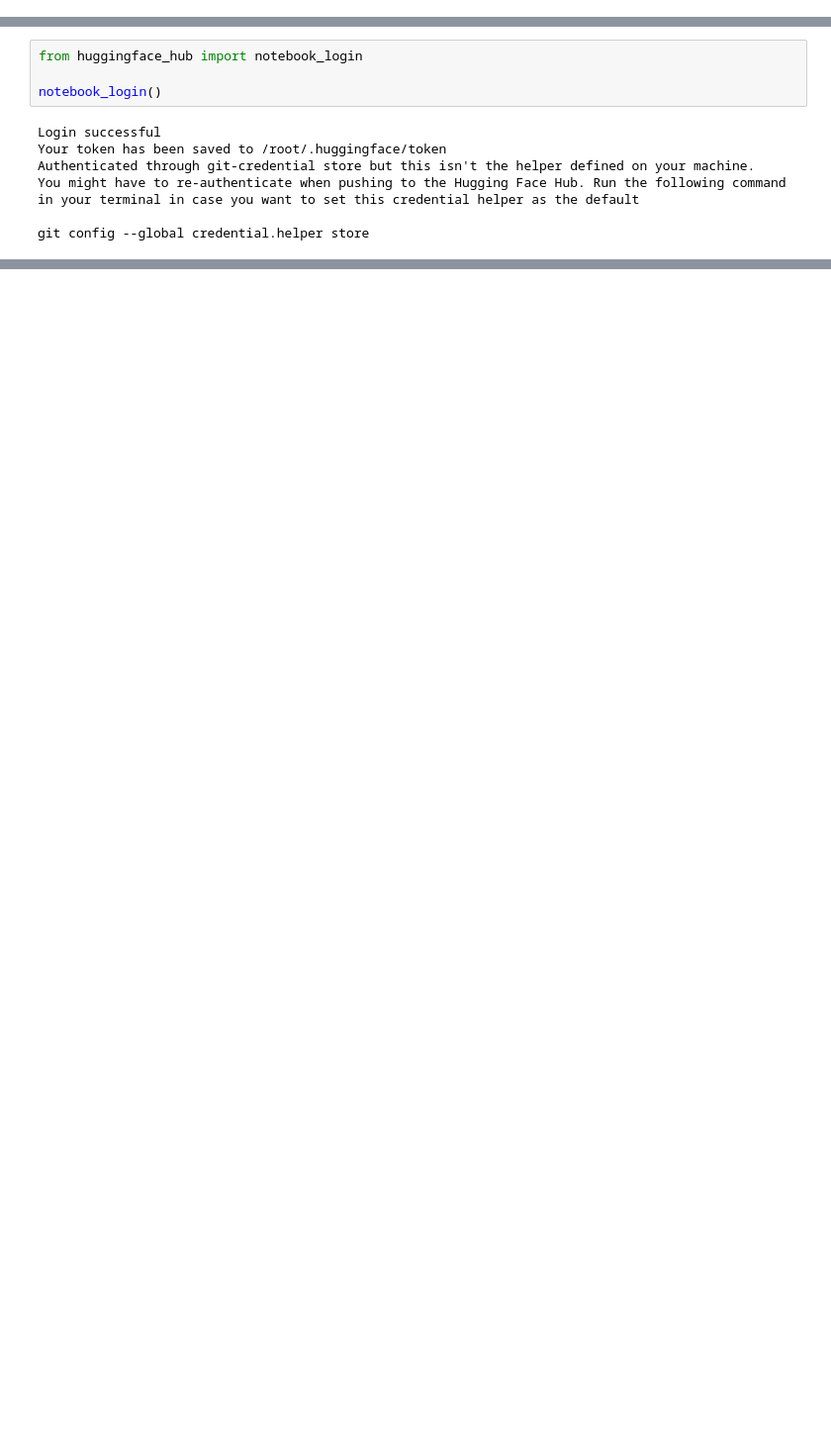
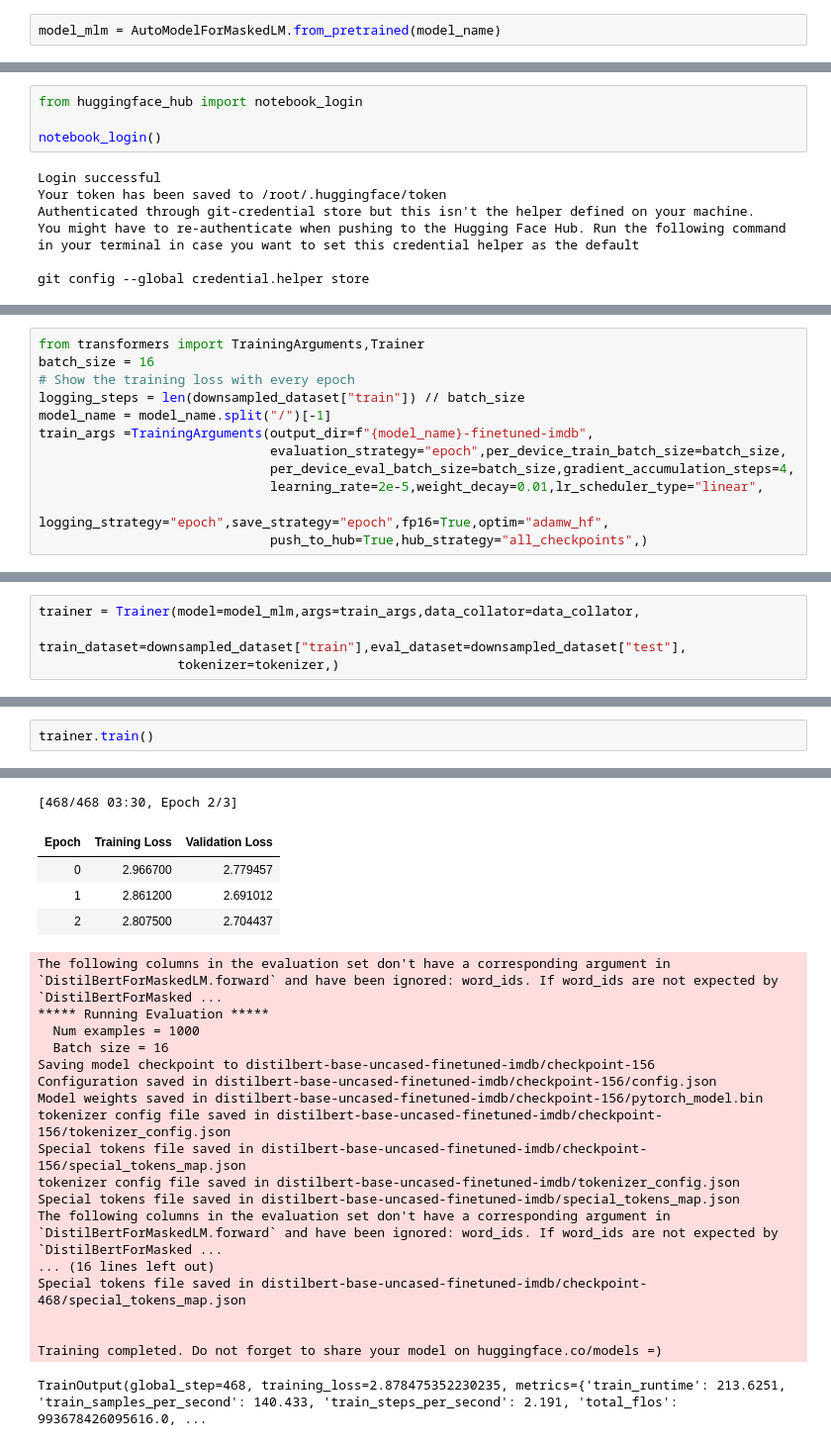
Before and after one commit to susantaghosh1/nlp-notebooks, a Jupyter notebook: Language_Modelling[MLM+CLM].ipynb, the cells around one changed output, grey strips where cells are left out. Shown: that part at 99% size. Saved outputs shown, nothing was run; the diff lists cells and outputs as text; blank space fills up the shorter version.

```diff
--- a/Language_Modelling[MLM+CLM].ipynb
+++ b/Language_Modelling[MLM+CLM].ipynb
@@ -56 +56,3 @@ Some weights of DistilBertForSequenceClassification were not initialized from th
 You should probably TRAIN this model on a down-stream task to be able to use it for predictions and inference.
+# %%
+model_mlm = AutoModelForMaskedLM.from_pretrained(model_name)
@@ -338,0 +369,12 @@ git
+# %%
+from transformers import TrainingArguments,Trainer
+batch_size = 16
+# Show the training loss with every epoch
+logging_steps = len(downsampled_dataset["train"]) // batch_size
+model_name = model_name.split("/")[-1]
+train_args =TrainingArguments(output_dir=f"{model_name}-finetuned-imdb",
+                              evaluation_strategy="epoch",per_device_train_batch_size=batch_size,
+                              per_device_eval_batch_size=batch_size,gradient_accumulation_steps=4,
+                              learning_rate=2e-5,weight_decay=0.01,lr_scheduler_type="linear",
+                              logging_strategy="epoch",save_strategy="epoch",fp16=True,optim="adamw_hf",
+                              push_to_hub=True,hub_strategy="all_checkpoints",)
@@ -338,0 +384,4 @@ git
+# %%
+trainer = Trainer(model=model_mlm,args=train_args,data_collator=data_collator,
+                  train_dataset=downsampled_dataset["train"],eval_dataset=downsampled_dataset["test"],
+                  tokenizer=tokenizer,)
@@ -338,0 +392,3 @@ git
+# %%
+trainer.train()
+# %% [output]
@@ -338,0 +403,23 @@ git
+[468/468 03:30, Epoch 2/3]
+| Epoch | Training Loss | Validation Loss |
+| 0 | 2.966700 | 2.779457 |
+| 1 | 2.861200 | 2.691012 |
+| 2 | 2.807500 | 2.704437 |
+The following columns in the evaluation set don't have a corresponding argument in `DistilBertForMaskedLM.forward` and have been ignored: word_ids. If word_ids are not expected by `DistilBertForMasked ...
+***** Running Evaluation *****
+  Num examples = 1000
+  Batch size = 16
+Saving model checkpoint to distilbert-base-uncased-finetuned-imdb/checkpoint-156
+Configuration saved in distilbert-base-uncased-finetuned-imdb/checkpoint-156/config.json
+Model weights saved in distilbert-base-uncased-finetuned-imdb/checkpoint-156/pytorch_model.bin
+tokenizer config file saved in distilbert-base-uncased-finetuned-imdb/checkpoint-156/tokenizer_config.json
+Special tokens file saved in distilbert-base-uncased-finetuned-imdb/checkpoint-156/special_tokens_map.json
+tokenizer config file saved in distilbert-base-uncased-finetuned-imdb/tokenizer_config.json
+Special tokens file saved in distilbert-base-uncased-finetuned-imdb/special_tokens_map.json
+The following columns in the evaluation set don't have a corresponding argument in `DistilBertForMaskedLM.forward` and have been ignored: word_ids. If word_ids are not expected by `DistilBertForMasked ...
+... (16 lines left out)
+Special tokens file saved in distilbert-base-uncased-finetuned-imdb/checkpoint-468/special_tokens_map.json
+
+
+Training completed. Do not forget to share your model on huggingface.co/models =)
+TrainOutput(global_step=468, training_loss=2.878475352230235, metrics={'train_runtime': 213.6251, 'train_samples_per_second': 140.433, 'train_steps_per_second': 2.191, 'total_flos': 993678426095616.0, ...
```
Also changed, not shown: parts of 14 cells of this notebook.
